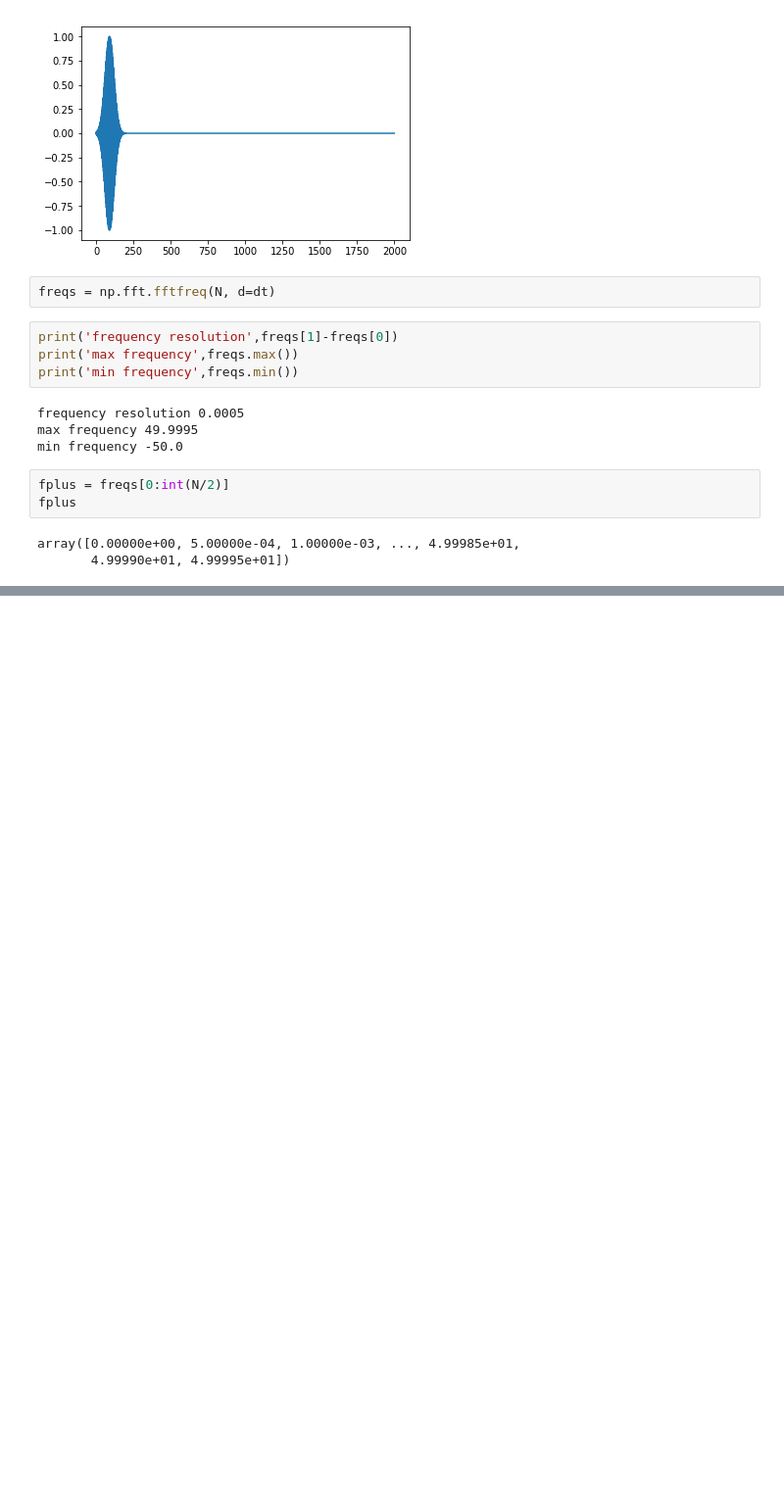
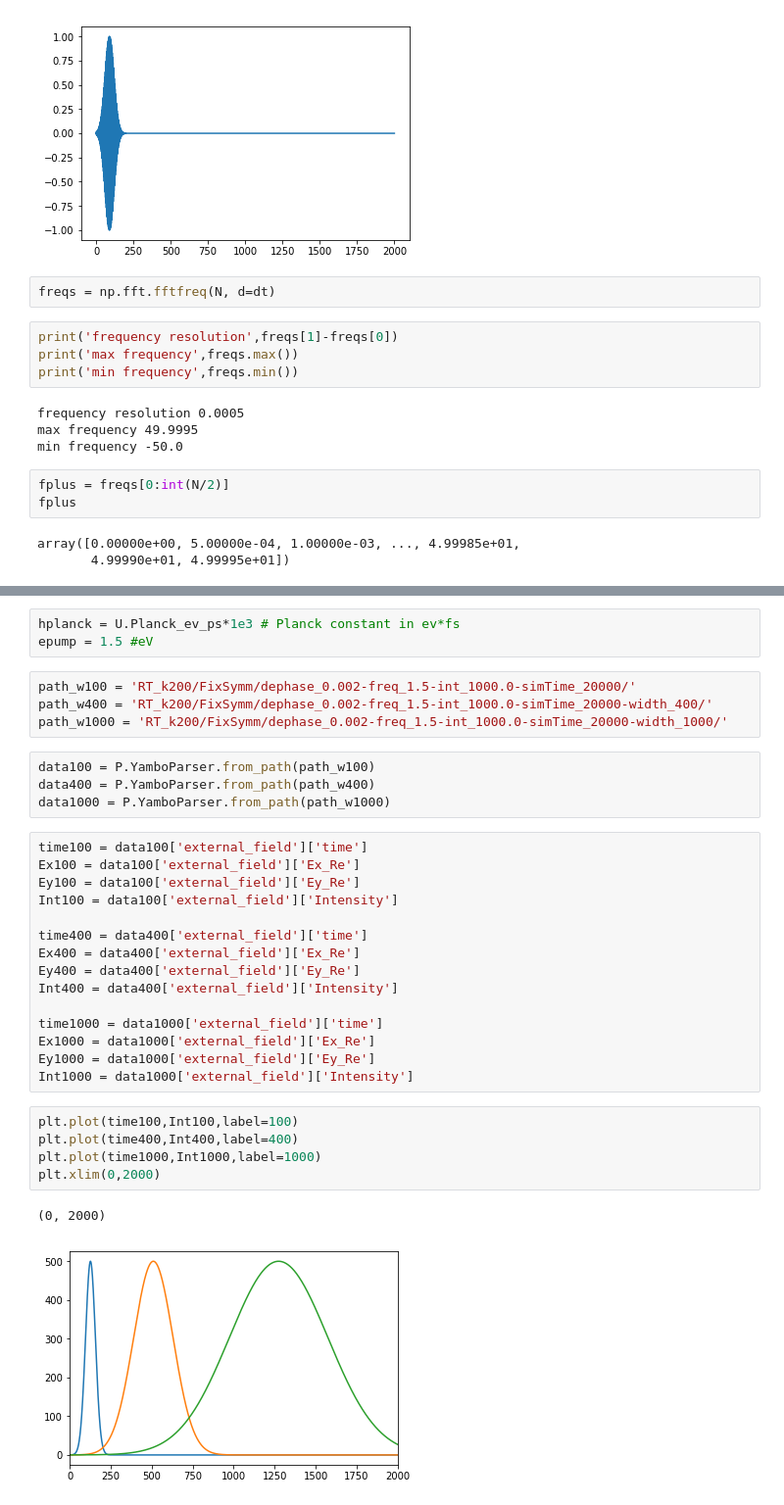
Before and after one commit to marcodalessandro76/Generation-and-decay-of-the-degree-of-spin-polarization-in-GaAs, a Jupyter notebook: ANALYSIS_FT.ipynb, the cells around one changed output, grey strips where cells are left out. Shown at 98% size. Cells and saved outputs as stored; diff of their text form; blank space fills up the shorter version.

```diff
--- a/ANALYSIS_FT.ipynb
+++ b/ANALYSIS_FT.ipynb
@@ -118,0 +129,34 @@ plt.show()
+# %%
+hplanck = U.Planck_ev_ps*1e3 # Planck constant in ev*fs
+epump = 1.5 #eV
+# %%
+path_w100 = 'RT_k200/FixSymm/dephase_0.002-freq_1.5-int_1000.0-simTime_20000/'
+path_w400 = 'RT_k200/FixSymm/dephase_0.002-freq_1.5-int_1000.0-simTime_20000-width_400/'
+path_w1000 = 'RT_k200/FixSymm/dephase_0.002-freq_1.5-int_1000.0-simTime_20000-width_1000/'
+# %%
+data100 = P.YamboParser.from_path(path_w100)
+data400 = P.YamboParser.from_path(path_w400)
+data1000 = P.YamboParser.from_path(path_w1000)
+# %%
+time100 = data100['external_field']['time']
+Ex100 = data100['external_field']['Ex_Re']
+Ey100 = data100['external_field']['Ey_Re']
+Int100 = data100['external_field']['Intensity']
+
+time400 = data400['external_field']['time']
+Ex400 = data400['external_field']['Ex_Re']
+Ey400 = data400['external_field']['Ey_Re']
+Int400 = data400['external_field']['Intensity']
+
+time1000 = data1000['external_field']['time']
+Ex1000 = data1000['external_field']['Ex_Re']
+Ey1000 = data1000['external_field']['Ey_Re']
+Int1000 = data1000['external_field']['Intensity']
+# %%
+plt.plot(time100,Int100,label=100)
+plt.plot(time400,Int400,label=400)
+plt.plot(time1000,Int1000,label=1000)
+plt.xlim(0,2000)
+# %% [output]
+(0, 2000)
+[figure, added]
```
Also changed, not shown: parts of 10 cells of this notebook, 1 other file.
